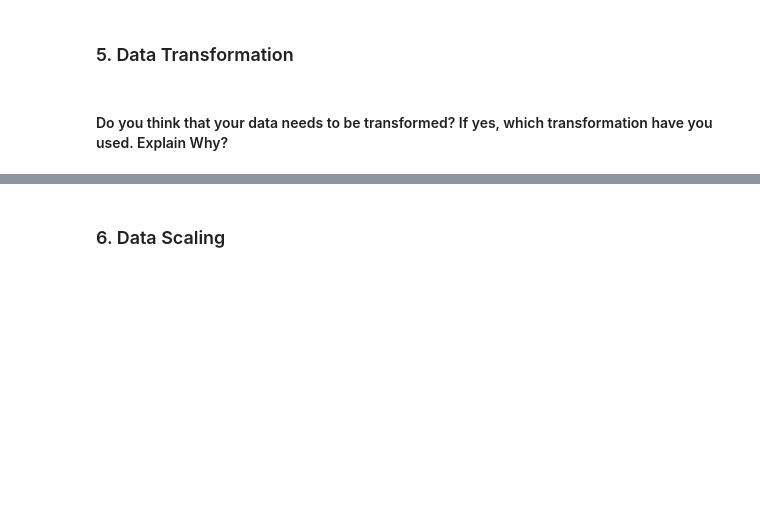
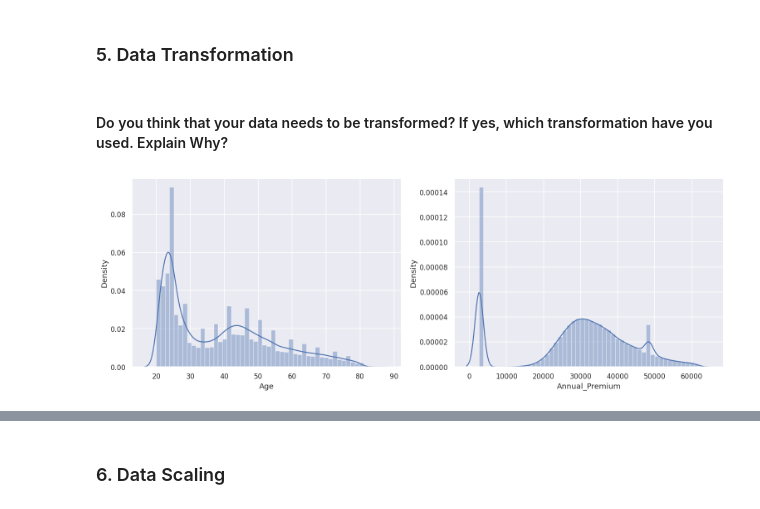
Before and after one commit to abhijain1216/Health-Insurance-Cross-Sell-Prediction-Classification-Project, a Jupyter notebook: Health_Insurance_Cross_Sell_Prediction_Classification_Project.ipynb, the cells around one changed output, grey strips where cells are left out. Drawn from its saved outputs; the diff is of its cells as text; code cells hidden in the pictures; blank space fills up the shorter version.

Commit message:
Data Transformation Completed

```diff
--- a/Health_Insurance_Cross_Sell_Prediction_Classification_Project.ipynb
+++ b/Health_Insurance_Cross_Sell_Prediction_Classification_Project.ipynb
@@ -1213,0 +1212,11 @@ We have used correlation coefficient matrix to select the features so that we ca
+# %%
+# Transform Your data
+
+# Again check the distribution of 'Age' and 'Annual_Premium'
+fig,ax = plt.subplots(1,2,figsize = (14,5),dpi = 110)
+sns.distplot(df['Age'],ax = ax[0])
+sns.distplot(df['Annual_Premium'],ax = ax[1])
+plt.tight_layout()
+plt.show()
+# %% [output]
+[figure, added]
```
Also changed, not shown: parts of 8 cells of this notebook.
